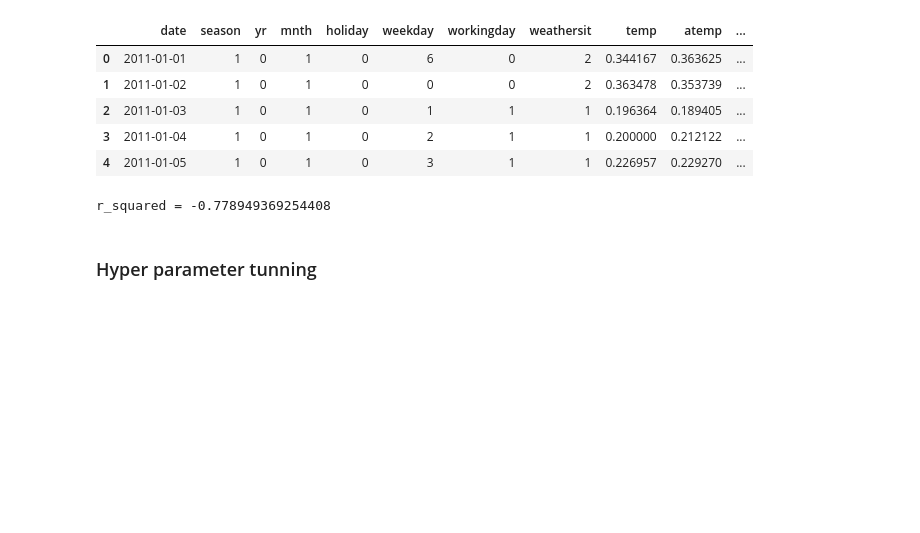
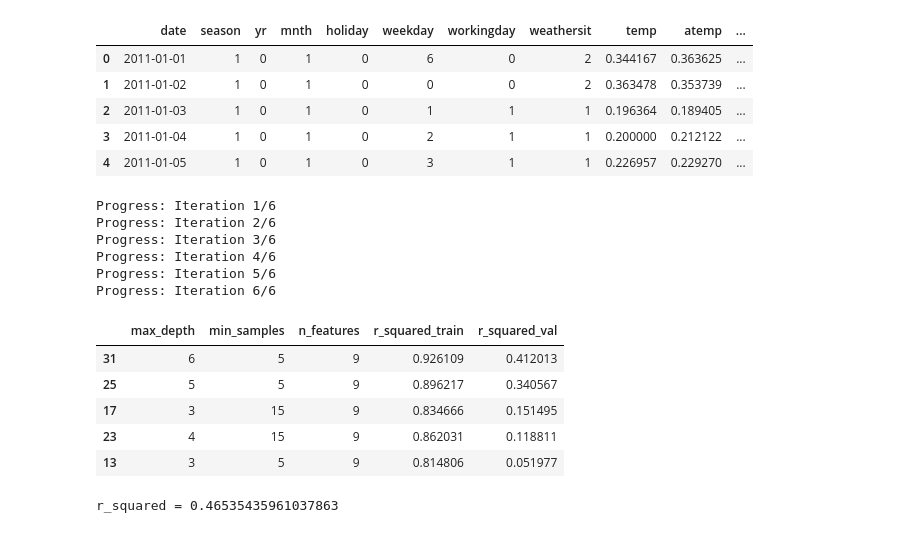
Before and after one commit to ShilpaGopal/random_forest, a Jupyter notebook: random_forest_regression.ipynb, the cells around one changed output. Saved outputs shown, nothing was run; the diff lists cells and outputs as text; code cells hidden in the pictures; blank space fills up the shorter version.

```diff
--- a/random_forest_regression.ipynb
+++ b/random_forest_regression.ipynb
@@ -51,4 +51,50 @@ df = df.drop("cnt", axis=1)
 train_df = df.iloc[:-122]
 val_df = df.iloc[-122:-61]  # Sep and Oct of 2012
 test_df = df.iloc[-61:]
+# %%
+grid_search = {"max_depth": [],
+               "min_samples": [],
+               "n_features":[],
+               "r_squared_train": [],
+               "r_squared_val": []}
+for max_depth in range(1, 7):
+    for min_samples in range(5, 20, 5):
+        for n_features in (2,9):
+            forest = random_forest_algorithm(train_df,
+                                           ml_task="regression",
+                                           n_trees=4,
+                                           n_bootstrap=650,
+                                           n_features=n_features,
+                                           dt_max_depth=max_depth,
+                                           min_samples=min_samples)
+
+            predictions_train = random_forest_predictions(train_df, forest)
+            predictions_val = random_forest_predictions(val_df, forest)
+
+            r_squared_train = r_squared(predictions_train, train_df.label)
+            r_squared_val = r_squared(predictions_val, val_df.label)
+
+            grid_search["max_depth"].append(max_depth)
+            grid_search["min_samples"].append(min_samples)
+            grid_search["n_features"].append(n_features)
+            grid_search["r_squared_train"].append(r_squared_train)
+            grid_search["r_squared_val"].append(r_squared_val)
+
+    print(f"Progress: Iteration {max_depth}/6")
+
+grid_search = pd.DataFrame(grid_search)
+grid_search.sort_values("r_squared_val", ascending=False).head()
+# %% [output]
+Progress: Iteration 1/6
+Progress: Iteration 2/6
+Progress: Iteration 3/6
+Progress: Iteration 4/6
+Progress: Iteration 5/6
+Progress: Iteration 6/6
+|  | max_depth | min_samples | n_features | r_squared_train | r_squared_val |
+| 31 | 6 | 5 | 9 | 0.926109 | 0.412013 |
+| 25 | 5 | 5 | 9 | 0.896217 | 0.340567 |
+| 17 | 3 | 15 | 9 | 0.834666 | 0.151495 |
+| 23 | 4 | 15 | 9 | 0.862031 | 0.118811 |
+| 13 | 3 | 5 | 9 | 0.814806 | 0.051977 |
 # %%
@@ -62,9 +112,7 @@ forest = random_forest_algorithm(train_df,
 predictions = random_forest_predictions(test_df, forest)
 # %%
-r_squared = r_squared(predictions, test_df.label)
+r_squared_test = r_squared(predictions, test_df.label)
 
-print("r_squared = {}".format(r_squared))
+print("r_squared = {}".format(r_squared_test))
 # %% [output]
-r_squared = -0.778949369254408
+r_squared = 0.46535435961037863
-# %% [markdown]
-### Hyper parameter tunning
```
Also changed, not shown: parts of 8 cells of this notebook, 3 other files.
